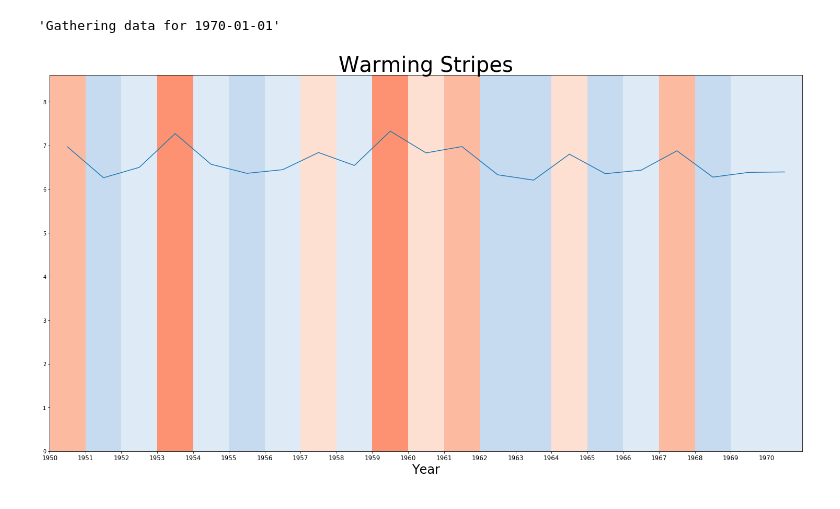
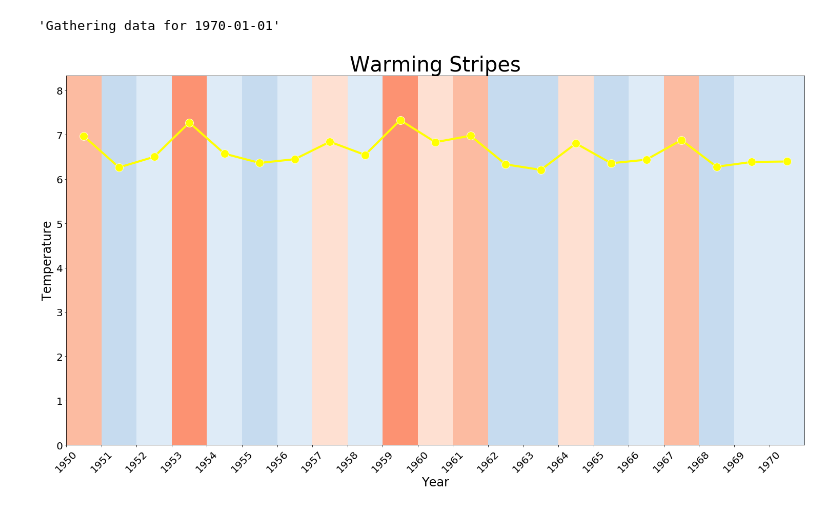
Before and after one commit to david0811/ATMS597_Project2, a Jupyter notebook: Working_Example.ipynb, the cells around one changed output. Saved outputs shown, nothing was run; the diff lists cells and outputs as text; code cells hidden in the pictures.

```diff
--- a/Working_Example.ipynb
+++ b/Working_Example.ipynb
@@ -110,39 +112,47 @@ df = GetData(stationid, startYear, endYear, sampleFreq)
 # Warming stripes (adapted from https://matplotlib.org/matplotblog/posts/warming-stripes/)
 reference = df["TAvg"].mean()
 lim = 2.0
+
+y_max = df["TAvg"].max()+1
+y_min = df["TAvg"].min()-1
+
 cmap = ListedColormap([
     '#08306b', '#08519c', '#2171b5', '#4292c6',
     '#6baed6', '#9ecae1', '#c6dbef', '#deebf7',
     '#fee0d2', '#fcbba1', '#fc9272', '#fb6a4a',
     '#ef3b2c', '#cb181d', '#a50f15', '#67000d',
 ])
 
 fig = plt.figure(figsize=(20, 10))
 
 ax = fig.add_axes([0, 0, 1, 1])
 
 # create a collection with a rectangle for each year
 col = PatchCollection([
-    Rectangle((y, 0), 1, reference + lim)
+    Rectangle((y, 0), 1, y_max)
     for y in range(startYear, endYear + 1)
 ])
+
 
 # set data, colormap and color limits
 col.set_array(df["TAvg"])
 col.set_cmap(cmap)
 col.set_clim(reference - lim, reference + lim)
 ax.add_collection(col)
 
-ax.set_ylim(0, reference + lim)
+ax.set_ylim(0, y_max)
 ax.set_xlim(startYear, endYear + 1)
-plt.xticks(df.index.year, fontsize=12)
+plt.xticks(df.index.year, fontsize=20)
+plt.xticks(rotation=45)
 plt.xlabel('Year', fontsize=24)
+plt.yticks(range(0, 1+ceil(df["TAvg"].max()), 1), fontsize=20)
+plt.ylabel('Temperature', fontsize=24)
 
-ax.plot(df.index.year + 0.5, df["TAvg"], zorder = 1)
+ax.plot(df.index.year + 0.5, df["TAvg"], color = 'yellow', marker='o', mec='#ffffcc', linewidth=4, markersize=16, zorder = 1)
 
 plt.title('Warming Stripes', fontsize=40)
 
 plt.show()
 plt.close()
 # %% [output]
-[figure, old version]
+[figure, new version]
```
Also changed, not shown: parts of 1 cell of this notebook.
